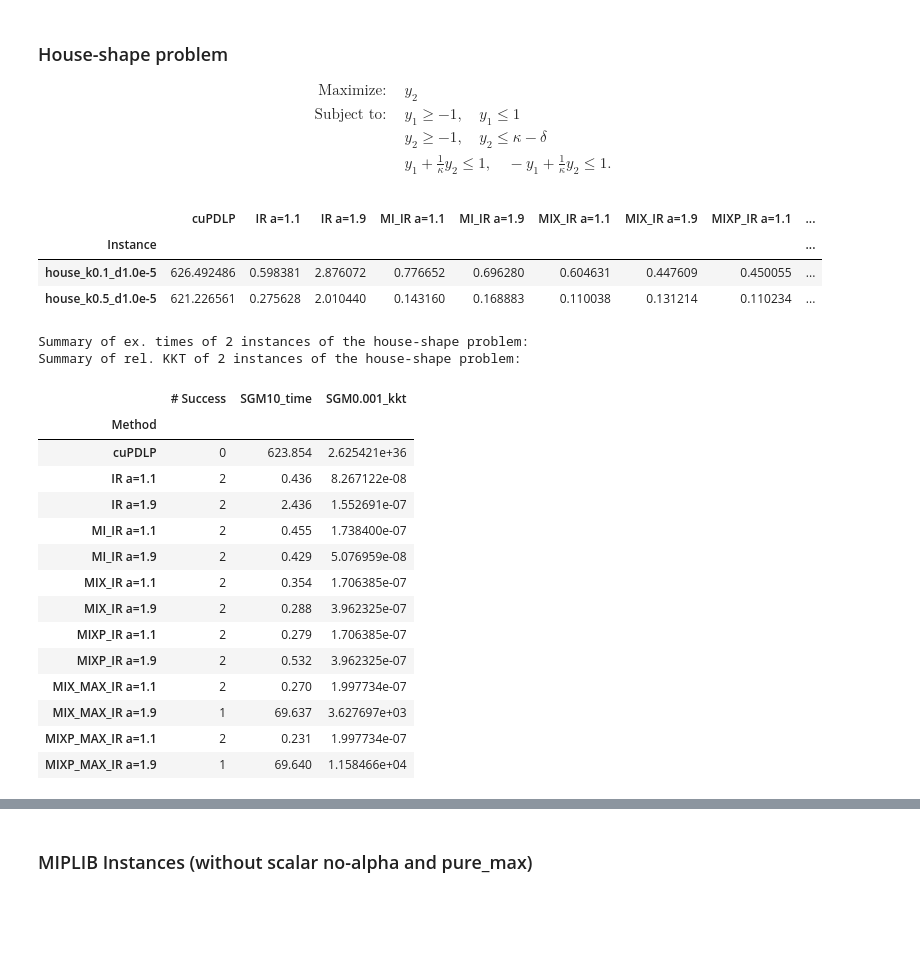
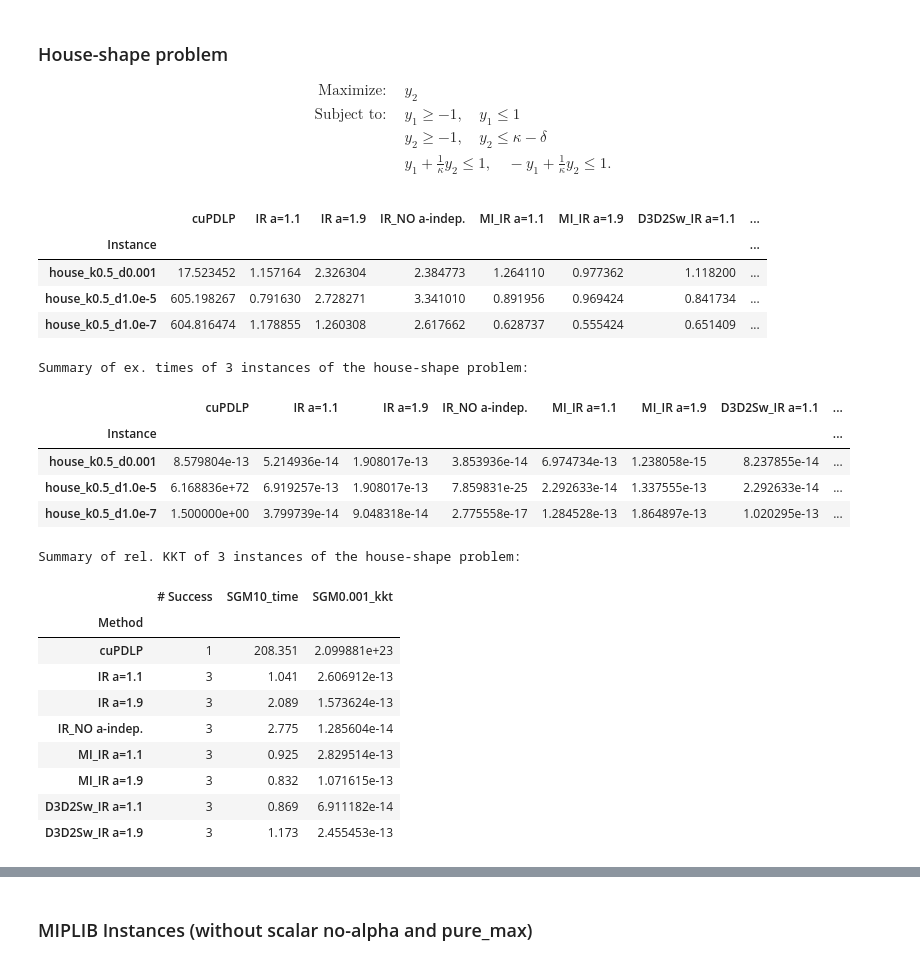
Before and after one commit to nicacevedo/cuPDLP.jl, a Jupyter notebook: plotting.ipynb, the cells around one changed output, grey strips where cells are left out. Cells and saved outputs as stored; diff of their text form; code cells hidden in the pictures; blank space fills up the shorter version.

```diff
--- a/plotting.ipynb
+++ b/plotting.ipynb
@@ -562,10 +566,11 @@ scaling_types = [
     # # # "D3_eq_D2_and_swap",# MIPLIB WITHOUT THIS ONE
     # # # "D3_dual_violation",# MIPLIB WITHOUT THIS ONE
     "D3_eq_D2_eq_I",
+    # "D3_eq_D2_eq_I_indep", # NEW NEW ONE
     # # "D3_dual_violation_swap",
-    # "D3_D2_iterative_swap",
-    "D3_D2_mix",
-    "D3_D2_mix_pure",
+    "D3_D2_iterative_swap",
+    # "D3_D2_mix",
+    # "D3_D2_mix_pure",
     # "D3_D2_mix_max",        # NEW ONES
     # "D3_D2_mix_max_pure",   # NEW ONES
     # "D123_pure",
@@ -577,6 +582,7 @@ scaling_dict = {
     "scalar_no_alpha":"IR_NO",  # Scalar scaling without alpha, and bounded
     "D3_eq_D2inv": "MD2_IR",    # D2 is f(l-x), and D3 = 1 ./D2
     "D3_eq_D2_eq_I": "MI_IR",   # D3 = D2 = I (only D1 scaling)
+    "D3_eq_D2_eq_I_indep":"MIP_IR", # D3 = D2 = I (only D1 scaling), indep of alpha
     "D3_dual_violation_swap":"DVSw_IR", # D3 is f(c-A'y), and D2 = 1 ./D3
     "D3_D2_iterative_swap":"D3D2Sw_IR", # even k: D2 is f(l-x), and D3 = 1 ./D2 // odd k: # D3 is f(c-A'y), and D2 = 1 ./D3
     "D3_D2_mix": "MIX_IR",       # D2 = min(1/d2 , d3, alpha*D2), and D3 = 1 ./D2 (Does this make sense??)
@@ -589,16 +595,20 @@ scaling_dict = {
 
 alpha_indep_types=[
     "scalar_no_alpha",
+    "D3_eq_D2_eq_I_indep",
     "D123_pure",
     "D123_pure_max"
 ]
 
 # House instances
-source = "PDHG_test9"
-obj_tol,ir_tol = 1e-6, 1e-2
+source = "PDHG_test11"
+obj_tol,ir_tol = 1e-12, 1e-2
+scaling_alphas = [1.1, 1.9]
+time_limit = 600
+
 house_instances = get_house_instances_list(
-    kappas=[0.1, 0.5], #, 0.99, 1.0, # 0.5, 0.99, 1.0 #
-    deltas=[1e-5], # 1e-3, 1.0
+    kappas=[0.5],#[0.5], #, 0.99, 1.0, # 0.5, 0.99, 1.0 #
+    deltas=[1e-3, 1e-5, 1e-7],##[1e-3, 1e-5, 1e-7], # 1e-3, 1.0
     kappa_bound=True # delta<=kappa
 )
 house_instances_output_path = f"output/{source}/IR"
@@ -611,7 +621,7 @@ ct = get_intance_comparisson_table(
         scaling_types=scaling_types,     # List of the scaling types applied to the instances
         scaling_dict=scaling_dict,      # Dictionary of codes of scaling (for visualization purposes)
         alpha_indep_types=alpha_indep_types, # List of the methods that are indep of alpha
-        scaling_alphas=[1.1,  1.9],    # Alphas used on every scaling type # 1.5,
+        scaling_alphas=scaling_alphas,    # Alphas used on every scaling type # 1.5,
     )
 
 display(ct)
@@ -619,7 +629,7 @@ display(ct)
 ct_s = comparisson_table_summary(
         comparisson_table=ct,
         criterion_type="time",
-        time_limit=600,
+        time_limit=time_limit,
         sgm_k_shift=10,
         norm_column="cuPDLP"
 )
@@ -631,56 +641,57 @@ ct_kkt= ct = get_intance_comparisson_table(
         instance_list=house_instances,    # Instance names only
         output_path=house_instances_output_path,    # Path where instance folders are available
         table_value_type="kkt",        # time, kkt
         time_val_source="IR_PDLP",  # source of the time of original problem (PDLP or IR_PDLP)
         scaling_types=scaling_types,     # List of the scaling types applied to the instances
         scaling_dict=scaling_dict,      # Dictionary of codes of scaling (for visualization purposes)
         alpha_indep_types=alpha_indep_types, # List of the methods that are indep of alpha
-        scaling_alphas=[1.1,  1.9],    # Alphas used on every scaling type # 1.5,
+        scaling_alphas=scaling_alphas,    # Alphas used on every scaling type # 1.5,
     )
 
-# display(ct_kkt.round(3))
+display(ct_kkt)
 
 ct_s_kkt = comparisson_table_summary(
         comparisson_table=ct_kkt,
         criterion_type="kkt",
         objective_tol=obj_tol,
         sgm_k_shift=ir_tol/10,
         norm_column="cuPDLP"
 )
 
 print(f"Summary of rel. KKT of {ct.shape[0]} instances of the house-shape problem:")
 # display(ct_s_kkt.drop(columns=["Mean improve. rate"]))
 
 
 final_table = ct_s.drop(columns=["Mean improve. rate"]).round(3).copy()
 col_name = f"{final_table.columns[-1]}"
 new_col_name = f"{final_table.columns[-1]}_time"
 final_table.rename(columns={col_name:new_col_name}, inplace=True)#
 final_table[ct_s_kkt.columns[-2] + "_kkt"] = 0
 final_table.loc[:,ct_s_kkt.columns[-2] + "_kkt"] = ct_s_kkt[ct_s_kkt.columns[-2]].values
 final_table
 # %% [output]
-|  | cuPDLP | IR a=1.1 | IR a=1.9 | MI_IR a=1.1 | MI_IR a=1.9 | MIX_IR a=1.1 | MIX_IR a=1.9 | MIXP_IR a=1.1 | ... |
-| Instance |  |  |  |  |  |  |  |  | ... |
-| house_k0.1_d1.0e-5 | 626.492486 | 0.598381 | 2.876072 | 0.776652 | 0.696280 | 0.604631 | 0.447609 | 0.450055 | ... |
-| house_k0.5_d1.0e-5 | 621.226561 | 0.275628 | 2.010440 | 0.143160 | 0.168883 | 0.110038 | 0.131214 | 0.110234 | ... |
+|  | cuPDLP | IR a=1.1 | IR a=1.9 | IR_NO a-indep. | MI_IR a=1.1 | MI_IR a=1.9 | D3D2Sw_IR a=1.1 | ... |
+| Instance |  |  |  |  |  |  |  | ... |
+| house_k0.5_d0.001 | 17.523452 | 1.157164 | 2.326304 | 2.384773 | 1.264110 | 0.977362 | 1.118200 | ... |
+| house_k0.5_d1.0e-5 | 605.198267 | 0.791630 | 2.728271 | 3.341010 | 0.891956 | 0.969424 | 0.841734 | ... |
+| house_k0.5_d1.0e-7 | 604.816474 | 1.178855 | 1.260308 | 2.617662 | 0.628737 | 0.555424 | 0.651409 | ... |
-Summary of ex. times of 2 instances of the house-shape problem:
-Summary of rel. KKT of 2 instances of the house-shape problem:
+Summary of ex. times of 3 instances of the house-shape problem:
-|  | # Success | SGM10_time | SGM0.001_kkt |
-| Method |  |  |  |
-| cuPDLP | 0 | 623.854 | 2.625421e+36 |
-| IR a=1.1 | 2 | 0.436 | 8.267122e-08 |
-| IR a=1.9 | 2 | 2.436 | 1.552691e-07 |
-| MI_IR a=1.1 | 2 | 0.455 | 1.738400e-07 |
-| MI_IR a=1.9 | 2 | 0.429 | 5.076959e-08 |
-| MIX_IR a=1.1 | 2 | 0.354 | 1.706385e-07 |
-| MIX_IR a=1.9 | 2 | 0.288 | 3.962325e-07 |
-| MIXP_IR a=1.1 | 2 | 0.279 | 1.706385e-07 |
-| MIXP_IR a=1.9 | 2 | 0.532 | 3.962325e-07 |
-| MIX_MAX_IR a=1.1 | 2 | 0.270 | 1.997734e-07 |
-| MIX_MAX_IR a=1.9 | 1 | 69.637 | 3.627697e+03 |
-| MIXP_MAX_IR a=1.1 | 2 | 0.231 | 1.997734e-07 |
-| MIXP_MAX_IR a=1.9 | 1 | 69.640 | 1.158466e+04 |
+|  | cuPDLP | IR a=1.1 | IR a=1.9 | IR_NO a-indep. | MI_IR a=1.1 | MI_IR a=1.9 | D3D2Sw_IR a=1.1 | ... |
+| Instance |  |  |  |  |  |  |  | ... |
+| house_k0.5_d0.001 | 8.579804e-13 | 5.214936e-14 | 1.908017e-13 | 3.853936e-14 | 6.974734e-13 | 1.238058e-15 | 8.237855e-14 | ... |
+| house_k0.5_d1.0e-5 | 6.168836e+72 | 6.919257e-13 | 1.908017e-13 | 7.859831e-25 | 2.292633e-14 | 1.337555e-13 | 2.292633e-14 | ... |
+| house_k0.5_d1.0e-7 | 1.500000e+00 | 3.799739e-14 | 9.048318e-14 | 2.775558e-17 | 1.284528e-13 | 1.864897e-13 | 1.020295e-13 | ... |
+Summary of rel. KKT of 3 instances of the house-shape problem:
+|  | # Success | SGM10_time | SGM0.001_kkt |
+| Method |  |  |  |
+| cuPDLP | 1 | 208.351 | 2.099881e+23 |
+| IR a=1.1 | 3 | 1.041 | 2.606912e-13 |
+| IR a=1.9 | 3 | 2.089 | 1.573624e-13 |
+| IR_NO a-indep. | 3 | 2.775 | 1.285604e-14 |
+| MI_IR a=1.1 | 3 | 0.925 | 2.829514e-13 |
+| MI_IR a=1.9 | 3 | 0.832 | 1.071615e-13 |
+| D3D2Sw_IR a=1.1 | 3 | 0.869 | 6.911182e-14 |
+| D3D2Sw_IR a=1.9 | 3 | 1.173 | 2.455453e-13 |
 # %%
 
 
```
Also changed, not shown: parts of 5 cells of this notebook, 3 other files.
